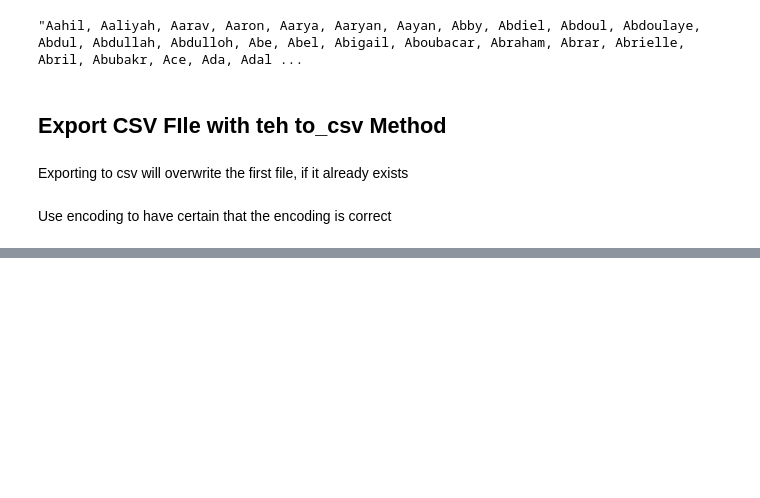
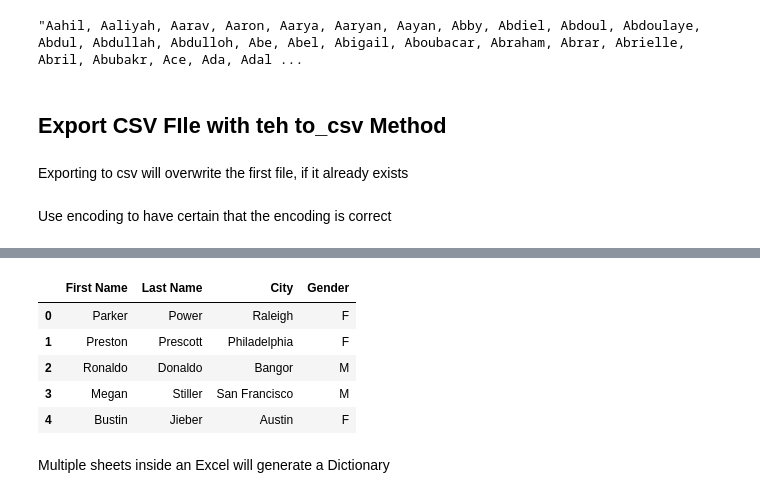
Before and after one commit to fabiodemo/course_data_analysis_with_pandas, a Jupyter notebook: pandas/Input and Output.ipynb, the cells around one changed output, grey strips where cells are left out. Saved outputs shown, nothing was run; the diff lists cells and outputs as text; code cells hidden in the pictures; blank space fills up the shorter version.

```diff
--- a/pandas/Input and Output.ipynb
+++ b/pandas/Input and Output.ipynb
@@ -104,0 +121,14 @@ baby_names.to_csv("NYC_Baby_Names.csv", index = False, columns= ["Gender", "Ethn
+# %%
+df = pd.read_excel("Data - Multiple Worksheets.xlsx", sheet_name= 1)
+#df = pd.read_excel("Data - Multiple Worksheets.xlsx", sheet_name= "Data 2")
+# %%
+df
+# %% [output]
+|  | First Name | Last Name | City | Gender |
+| 0 | Parker | Power | Raleigh | F |
+| 1 | Preston | Prescott | Philadelphia | F |
+| 2 | Ronaldo | Donaldo | Bangor | M |
+| 3 | Megan | Stiller | San Francisco | M |
+| 4 | Bustin | Jieber | Austin | F |
+# %% [markdown]
+Multiple sheets inside an Excel will generate a Dictionary
```
Also changed, not shown: parts of 21 cells of this notebook, 1 other file.
